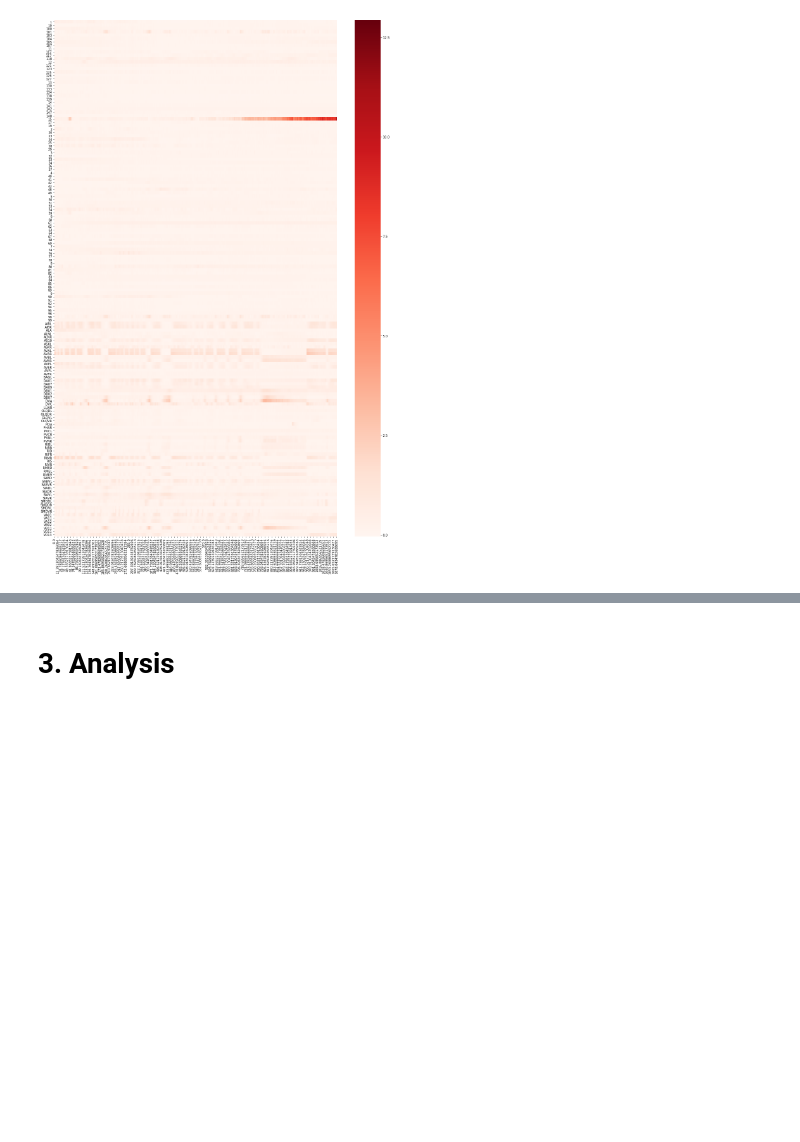
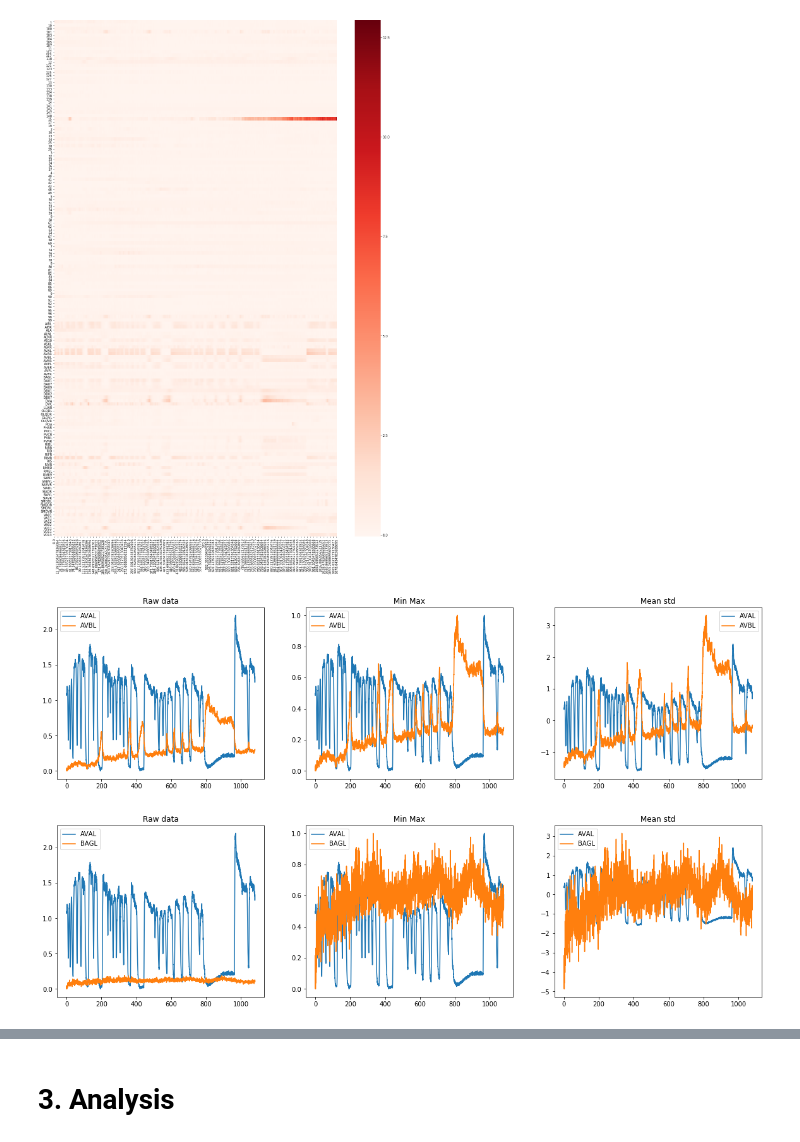
Before and after one commit to MarcJavin/WBI-analysis, a Jupyter notebook: Data Analysis.ipynb, the cells around one changed output, grey strips where cells are left out. Drawn from its saved outputs; the diff is of its cells as text; code cells hidden in the pictures; blank space fills up the shorter version.

```diff
--- a/Data Analysis.ipynb
+++ b/Data Analysis.ipynb
@@ -73,5 +75,32 @@ heatmap(t0, cmap='Reds')
 # %% [output]
 [figure]
+# %%
+def compare_norm(neurons=NS):
+    """Compare the influence of different normalization methods on @neurons"""
+    def plot_avab(df=t0, scaler=None):
+        if scaler is not None:
+            df = pd.DataFrame(scaler.fit_transform(df.values), columns=df.columns, index=df.index)
+        for n in neurons:
+            plt.plot(df[n], label=n)
+        plt.legend()
+
+    plt.figure(figsize=(20,5))
+    plt.subplot(131)
+    plt.title('Raw data')
+    plot_avab()
+    plt.subplot(132)
+    plt.title('Min Max')
+    plot_avab(scaler=minmax)
+    plt.subplot(133)
+    plt.title('Mean std')
+    plot_avab(scaler=meanstd)
+    plt.show()
+
+compare_norm(['AVAL', 'AVBL'])
+compare_norm(['AVAL', 'BAGL'])
+# %% [output]
+[figure, added]
+[figure, added]
 # %%
 N_sets = 6
 
```
Also changed, not shown: parts of 7 cells of this notebook.
